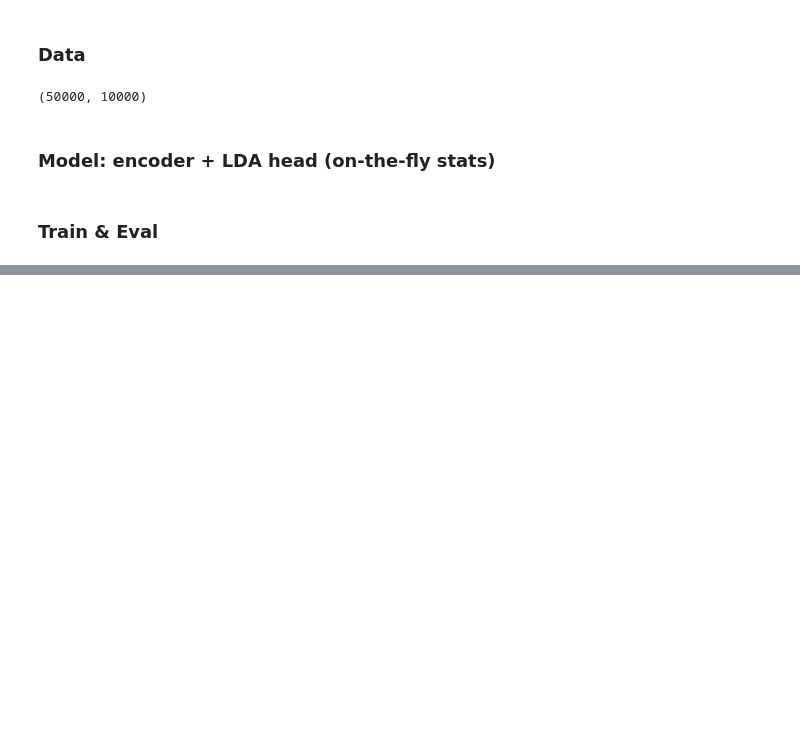
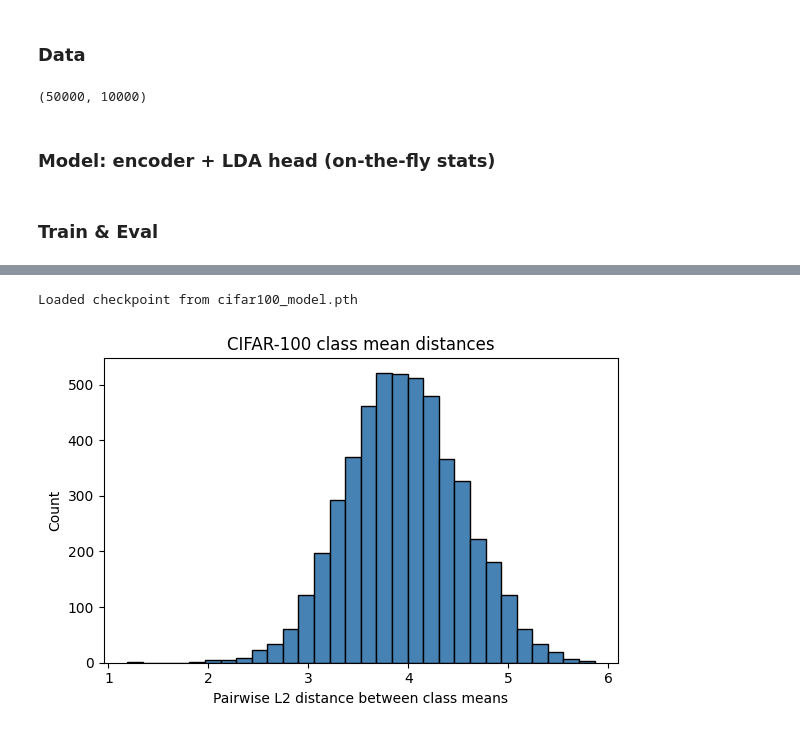
Before and after one commit to zh3nis/lda, a Jupyter notebook: CIFAR100.ipynb, the cells around one changed output, grey strips where cells are left out. Drawn from its saved outputs; the diff is of its cells as text; code cells hidden in the pictures; blank space fills up the shorter version.

```diff
--- a/CIFAR100.ipynb
+++ b/CIFAR100.ipynb
@@ -129,0 +120,39 @@ for epoch in range(1, 41):
+# %%
+# Load saved model
+checkpoint = torch.load('cifar100_model.pth', map_location=device)
+model = DeepLDA(C=100, D=99).to(device)
+opt = torch.optim.Adam(model.parameters())
+model.load_state_dict(checkpoint['model_state_dict'])
+opt.load_state_dict(checkpoint['optimizer_state_dict'])
+model.eval()
+print('Loaded checkpoint from cifar100_model.pth')
+# %% [output]
+Loaded checkpoint from cifar100_model.pth
+# %%
+# Compute class means on training data and plot pairwise distances
+@torch.no_grad()
+def compute_class_means(model, loader, num_classes=100):
+    model.eval()
+    embedding_dim = model.head.D
+    sums = torch.zeros(num_classes, embedding_dim, device=device)
+    counts = torch.zeros(num_classes, device=device)
+    for x, y in loader:
+        x, y = x.to(device), y.to(device)
+        z = model.encoder(x)
+        sums.index_add_(0, y, z)
+        counts.index_add_(0, y, torch.ones_like(y, dtype=torch.float))
+    return (sums / counts.unsqueeze(1)).cpu()
+
+class_means = compute_class_means(model, train_ld)
+pairwise = torch.pdist(class_means, p=2).numpy()
+
+import matplotlib.pyplot as plt
+plt.figure(figsize=(6, 4))
+plt.hist(pairwise, bins=30, color='steelblue', edgecolor='black')
+plt.xlabel('Pairwise L2 distance between class means')
+plt.ylabel('Count')
+plt.title('CIFAR-100 class mean distances')
+plt.tight_layout()
+plt.show()
+# %% [output]
+[figure, added]
```
Also changed, not shown: parts of 9 cells of this notebook, 3 other files.
